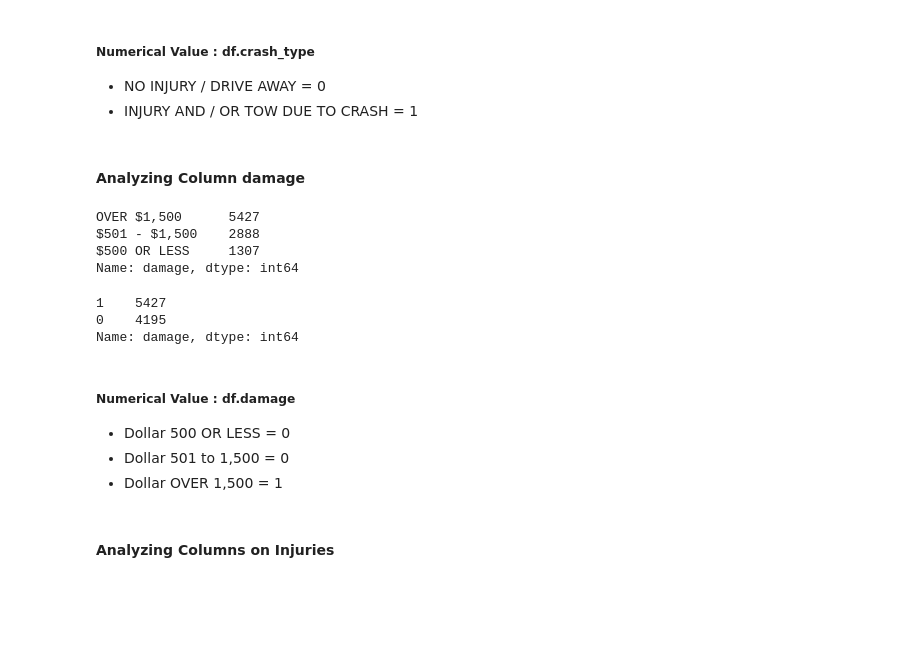
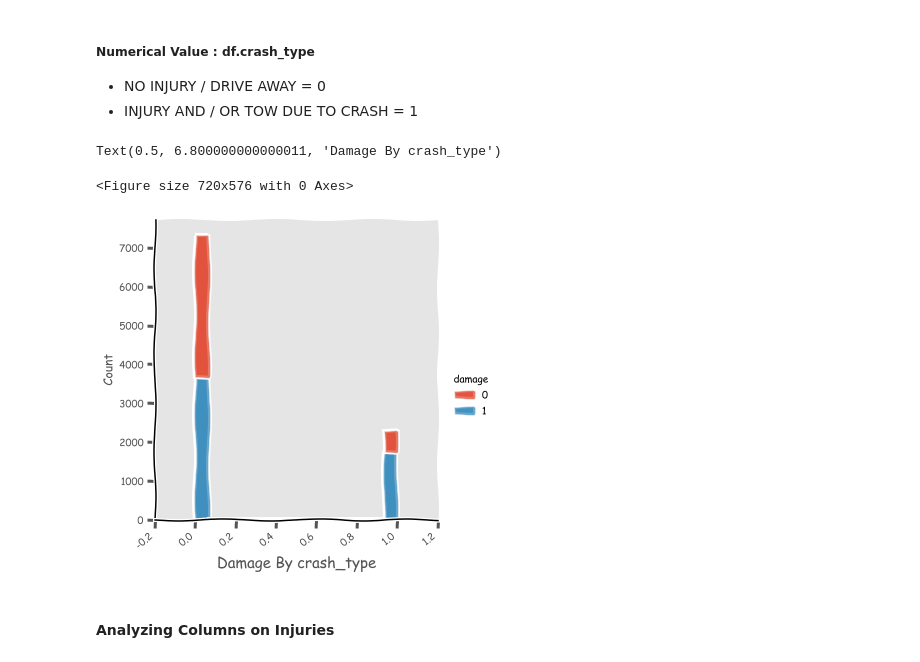
Before and after one commit to ksis1st/Chicago_Car_Crash_Prediction, a Jupyter notebook: EDA.ipynb, the cells around one changed output. Saved outputs shown, nothing was run; the diff lists cells and outputs as text; code cells hidden in the pictures; blank space fills up the shorter version.

Commit message:
added stack plots

```diff
--- a/EDA.ipynb
+++ b/EDA.ipynb
@@ -178,29 +201,15 @@ Name: crash_type, dtype: int64
 ##### Numerical Value : df.crash_type
 * NO INJURY / DRIVE AWAY = 0
 * INJURY AND / OR TOW DUE TO CRASH = 1
-# %% [markdown]
-#### Analyzing Column damage
-# %%
-df['damage'].value_counts()
-# %% [output]
-OVER $1,500      5427
-$501 - $1,500    2888
-$500 OR LESS     1307
-Name: damage, dtype: int64
-# %%
-df.damage[df.damage == 'OVER $1,500'] = 1
-df.damage[df.damage == '$501 - $1,500'] = 0
-df.damage[df.damage == '$500 OR LESS'] = 0
-df['damage'].value_counts()
-# %% [output]
-1    5427
-0    4195
-Name: damage, dtype: int64
-# %% [markdown]
-##### Numerical Value : df.damage
-* Dollar 500 OR LESS = 0
-* Dollar 501 to 1,500 = 0
-* Dollar OVER 1,500 = 1
+# %%
+plt.figure(figsize=(10,8))
+ax = sns.displot(df, x="crash_type", hue = 'damage', multiple = 'stack')
+ax.set_xticklabels(rotation=40, ha="right")
+plt.xlabel('Damage By crash_type', size = 15)
+# %% [output]
+Text(0.5, 6.800000000000011, 'Damage By crash_type')
+<Figure size 720x576 with 0 Axes>
+[figure, added]
 # %% [markdown]
 #### Analyzing Columns on Injuries
 # %%
```
Also changed, not shown: parts of 32 cells of this notebook.
